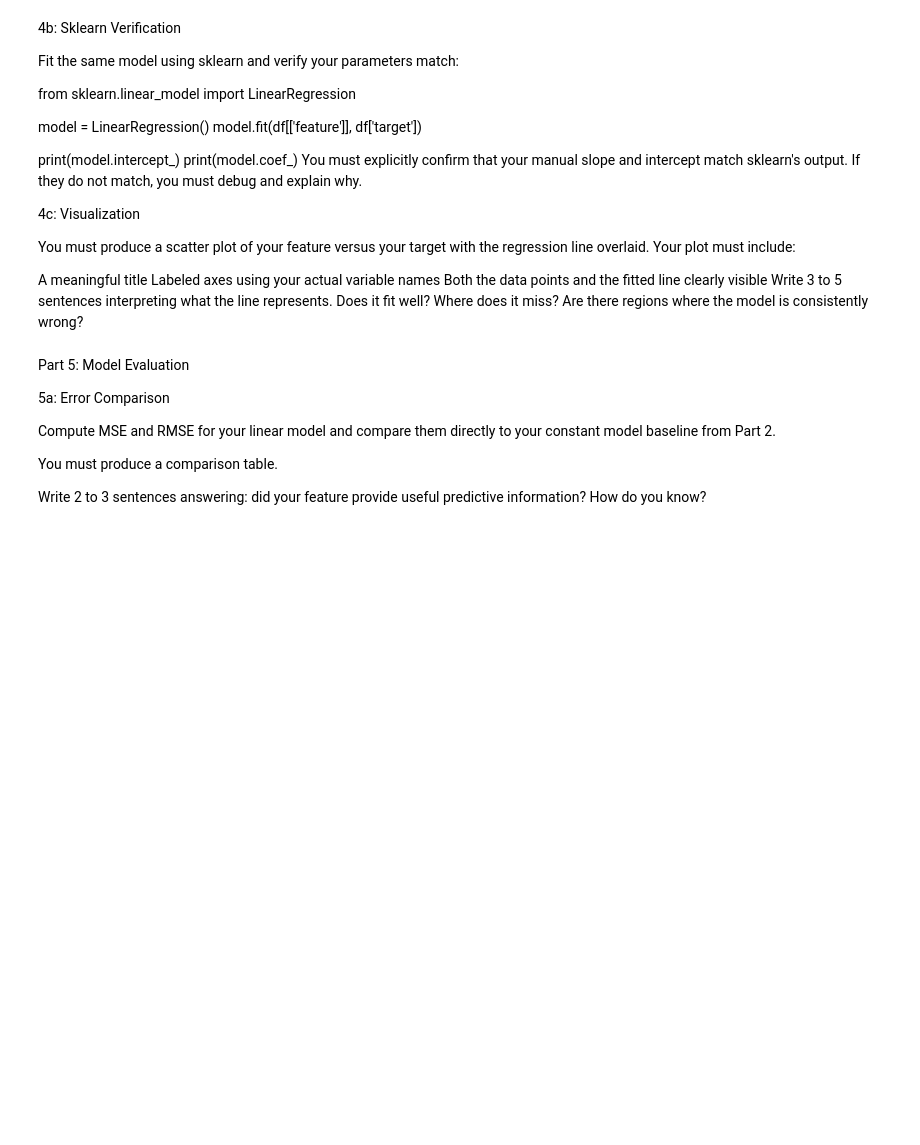
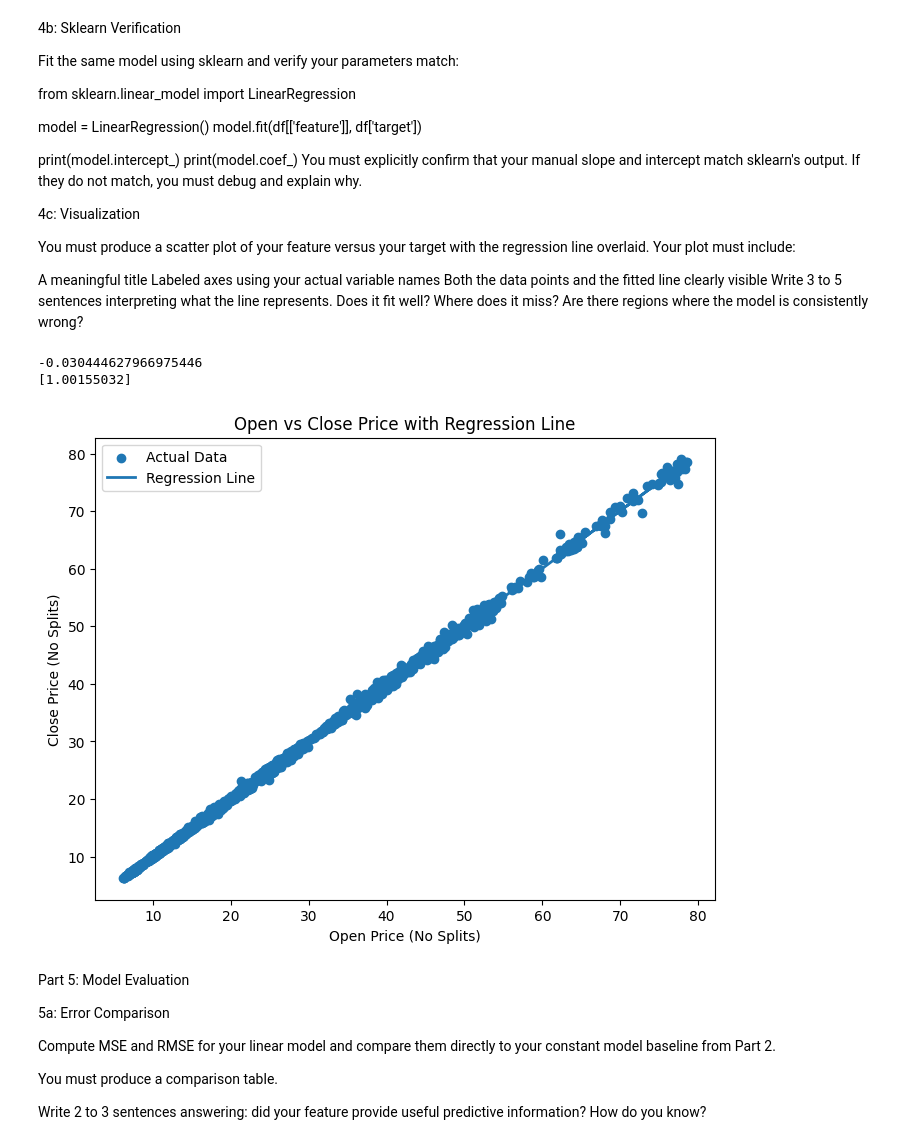
Before and after one commit to omal0/CS577-AppleStock, a Jupyter notebook: Assignments/ProjectPhase3.ipynb, the cells around one changed output. Cells and saved outputs as stored; diff of their text form; code cells hidden in the pictures; blank space fills up the shorter version.

Commit message:
Parts 1-5a done

```diff
--- a/Assignments/ProjectPhase3.ipynb
+++ b/Assignments/ProjectPhase3.ipynb
@@ -110,3 +192,11 @@ predicted [target] = [intercept] + [slope] * [feature]
 Interpret both the slope and intercept in plain English using the actual variable names from your dataset. Generic interpretations like "b is the slope" will not receive credit.
 # %%
 #part 4a
+
+m = slope(x, y)
+b = intercept(x, y)
+
+print("Slope:", m)
+print("Intercept:", b)
+
+print(f"predicted Close_NoSplits = {b} + {m} * Open_NoSplits")
@@ -132,6 +230,36 @@ Both the data points and the fitted line clearly visible
 Write 3 to 5 sentences interpreting what the line represents. Does it fit well? Where does it miss? Are there regions where the model is consistently wrong?
 # %%
 #part 4b
+
+from sklearn.linear_model import LinearRegression
+
+model = LinearRegression()
+model.fit(df[['Open_NoSplits']], df['Close_NoSplits'])
+
+print(model.intercept_)
+print(model.coef_)
+# %% [output]
+-0.030444627966975446
+[1.00155032]
+# %%
+#part 4c
+
+y_pred = b + m * x
+
+plt.figure(figsize=(8,6))
+
+plt.scatter(x, y, label='Actual Data')
+
+plt.plot(x, y_pred, linewidth=2, label='Regression Line')
+
+plt.xlabel('Open Price (No Splits)')
+plt.ylabel('Close Price (No Splits)')
+plt.title('Open vs Close Price with Regression Line')
+
+plt.legend()
+plt.show()
+# %% [output]
+[figure, added]
 # %% [markdown]
 Part 5: Model Evaluation
 
```
Also changed, not shown: parts of 16 cells of this notebook, 2 other files.
